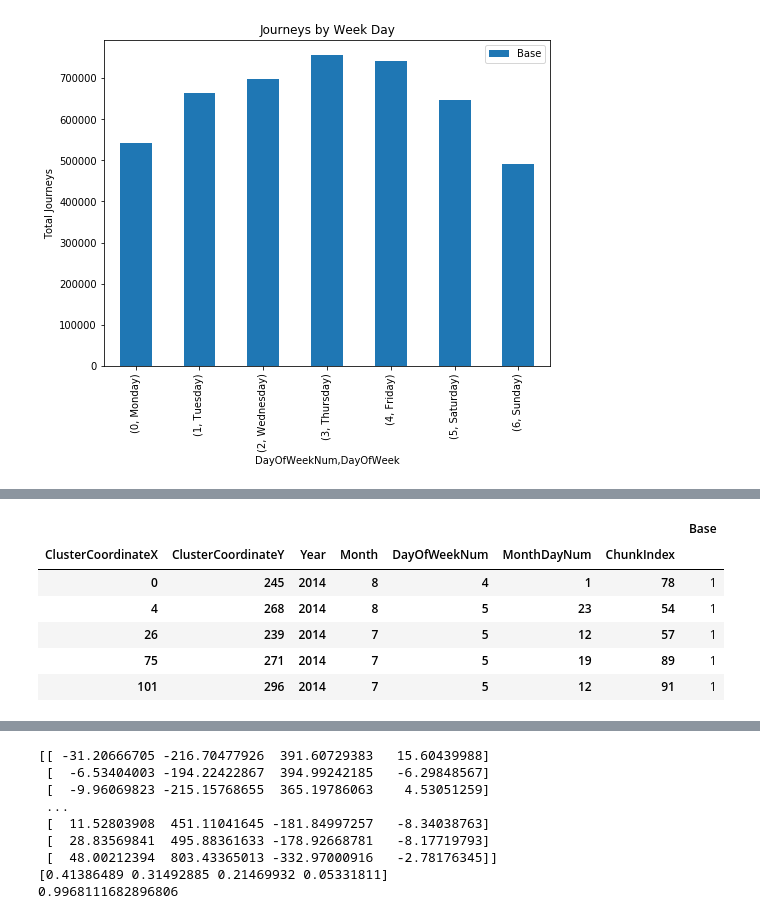
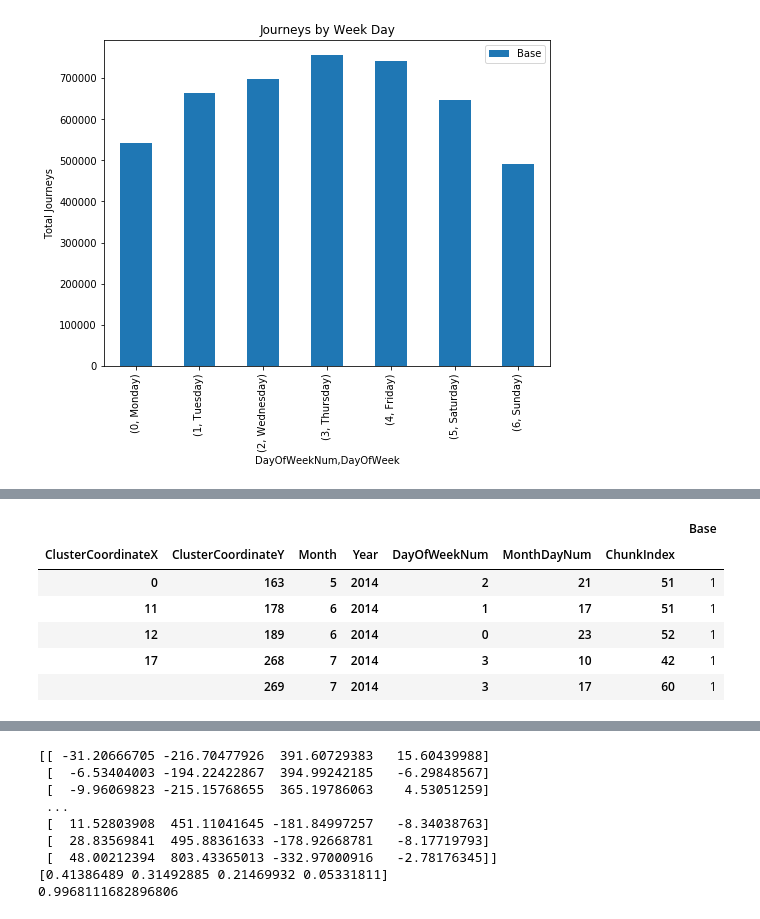
Before and after one commit to Natasha-Kohli/IBMDesign, a Jupyter notebook: model/initial.ipynb, the cells around one changed output, grey strips where cells are left out. Saved outputs shown, nothing was run; the diff lists cells and outputs as text; code cells hidden in the pictures.

```diff
--- a/model/initial.ipynb
+++ b/model/initial.ipynb
@@ -87,25 +87,29 @@ plt.title('Journeys by Week Day');
 from haversine import haversine
 
 # x is lat space, y is lon space
-min_lat, min_lon = min(uber_data['Lat']), min(uber_data['Lon'])
-max_lat, max_lon = max(uber_data['Lat']), max(uber_data['Lon'])
+min_lat, min_lon = min(uber_data['Lat']), min(uber_data['Lon']) #39.6569, -74.7737
+max_lat, max_lon = max(uber_data['Lat']), max(uber_data['Lon']) #41.3182, -72.3359
 
 max_x_dist = haversine((min_lat, min_lon), (max_lat, min_lon))
 max_y_dist = haversine((min_lat, min_lon), (min_lat, max_lon))
 
 x_nums, y_nums = 1000, 1000 # of cells in each axis
-x_cell_size = max_x_dist / x_nums # in km
-y_cell_size = max_y_dist / y_nums # in km
+x_cell_size = 0.5#max_x_dist / x_nums # in km
+y_cell_size = 0.5#max_y_dist / y_nums # in km
 
 def cluster_coordinate(lat, lon):
-    x_dist = haversine((min_lat, min_lon), (lat, min_lon))# dist along lat
-    y_dist = haversine((min_lat, min_lon), (min_lat, lon))# dist along lon
+#     x_dist = haversine((min_lat, min_lon), (lat, min_lon))# dist along lat
+#     y_dist = haversine((min_lat, min_lon), (min_lat, lon))# dist along lon
+
+    x_dist = haversine((lat, min_lon), (lat, lon))# dist along lat line directions
+    y_dist = haversine((min_lat, lon), (lat, lon))# dist along lon line directions
 
     return x_dist // x_cell_size, y_dist // y_cell_size
 
 
-print(min_lat, max_lat)
-print(min_lon, max_lon)
+print(min_lat, min_lon)
+print(max_lat, max_lon)
+
 # print()
 # cluster_coordinate(40.7366, -73.9906)
 
@@ -125,15 +138,15 @@ uber_data['ClusterCoordinateY'] = uber_data.apply(lambda row: int(cluster_coordi
 # %%
 
 # count rides per 15-minute chunk for each (chunkindex, monthdaynum, dayofweeknum, coordX, coordY) as key
-uber_rides_count = uber_data.pivot_table(index=[ 'ClusterCoordinateX', 'ClusterCoordinateY', 'Year', 'Month', 'DayOfWeekNum', 'MonthDayNum', 'ChunkIndex'],
+uber_rides_count = uber_data.pivot_table(index=[ 'ClusterCoordinateX', 'ClusterCoordinateY', 'Month', 'Year', 'DayOfWeekNum', 'MonthDayNum', 'ChunkIndex'],
                                   values='Base',
                                   aggfunc='count')
 uber_rides_count.head()
 # %% [output]
 |  |  |  |  |  |  |  | Base |
-| ClusterCoordinateX | ClusterCoordinateY | Year | Month | DayOfWeekNum | MonthDayNum | ChunkIndex |  |
-| 0 | 245 | 2014 | 8 | 4 | 1 | 78 | 1 |
-| 4 | 268 | 2014 | 8 | 5 | 23 | 54 | 1 |
-| 26 | 239 | 2014 | 7 | 5 | 12 | 57 | 1 |
-| 75 | 271 | 2014 | 7 | 5 | 19 | 89 | 1 |
-| 101 | 296 | 2014 | 7 | 5 | 12 | 91 | 1 |
+| ClusterCoordinateX | ClusterCoordinateY | Month | Year | DayOfWeekNum | MonthDayNum | ChunkIndex |  |
+| 0 | 163 | 5 | 2014 | 2 | 21 | 51 | 1 |
+| 11 | 178 | 6 | 2014 | 1 | 17 | 51 | 1 |
+| 12 | 189 | 6 | 2014 | 0 | 23 | 52 | 1 |
+| 17 | 268 | 7 | 2014 | 3 | 10 | 42 | 1 |
+|  | 269 | 7 | 2014 | 3 | 17 | 60 | 1 |
```
Also changed, not shown: parts of 20 cells of this notebook, 1 other file.
